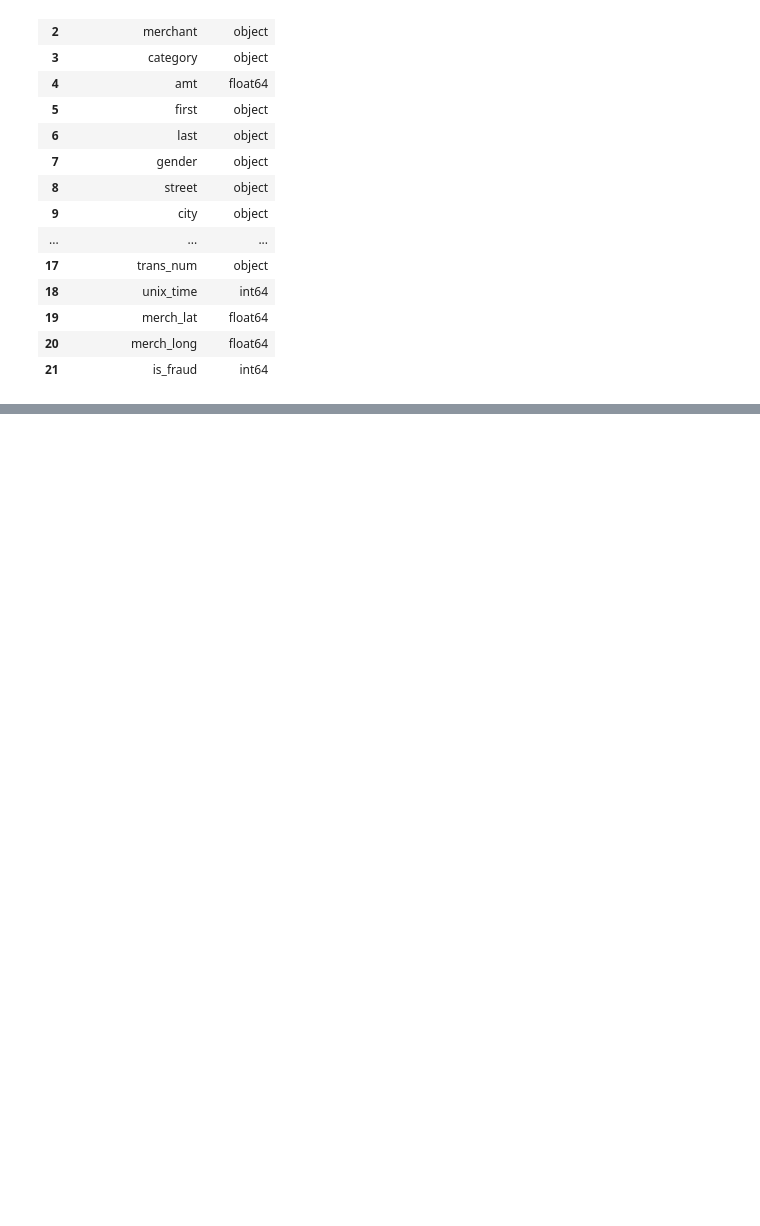
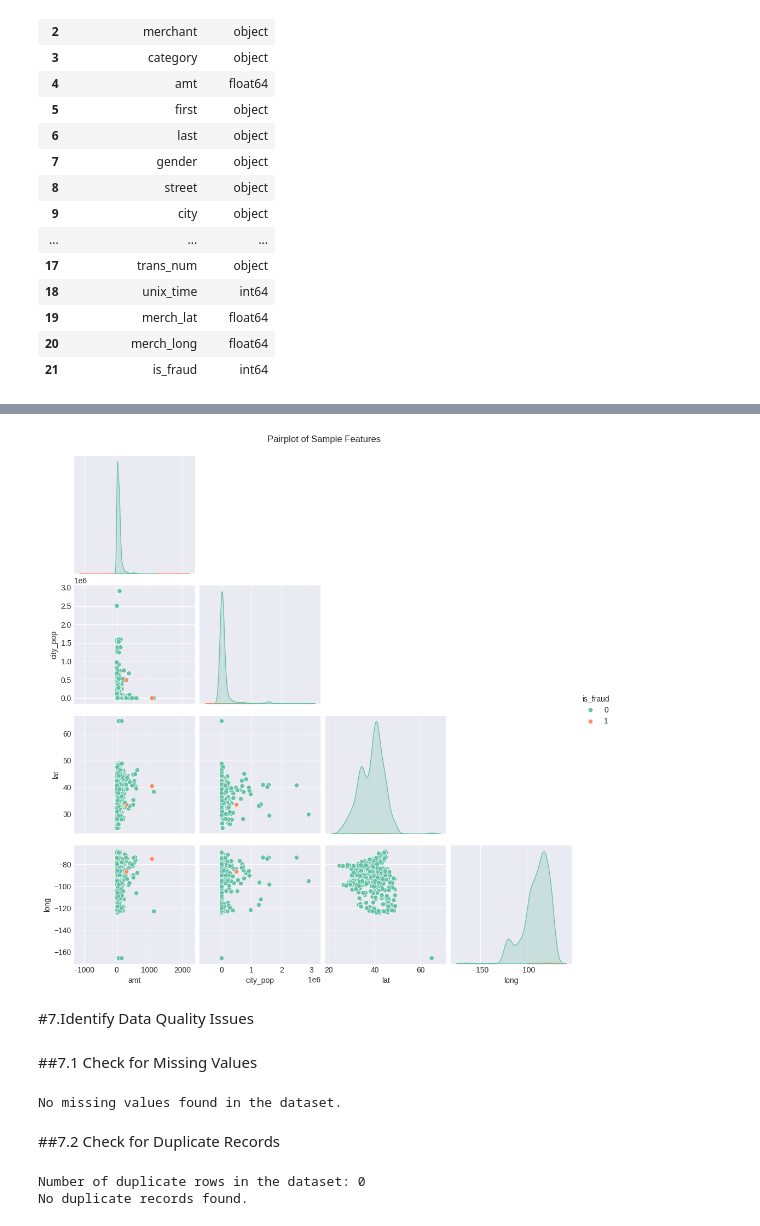
Before and after one commit to usama879/creditcardfraudproject, a Jupyter notebook: CreditCardFraud.ipynb, the cells around one changed output, grey strips where cells are left out. Drawn from its saved outputs; the diff is of its cells as text; code cells hidden in the pictures; blank space fills up the shorter version.

```diff
--- a/CreditCardFraud.ipynb
+++ b/CreditCardFraud.ipynb
@@ -298,0 +273,36 @@ Top 15 Most Influential Features
+# %%
+sample_df = df[['amt', 'city_pop', 'lat', 'long', 'is_fraud']].sample(n=1000, random_state=42)
+
+sns.pairplot(sample_df, hue='is_fraud', diag_kind='kde', corner=True)
+plt.suptitle("Pairplot of Sample Features", y=1.02)
+plt.show()
+# %% [output]
+[figure, added]
+# %% [markdown]
+#7.Identify Data Quality Issues
+# %% [markdown]
+##7.1 Check for Missing Values
+# %%
+missing_values = df.isnull().sum()
+missing_values = missing_values[missing_values > 0]
+
+if not missing_values.empty:
+    print("Missing Values Found:")
+    print(missing_values)
+else:
+    print("No missing values found in the dataset.")
+# %% [output]
+No missing values found in the dataset.
+# %% [markdown]
+##7.2 Check for Duplicate Records
+# %%
+duplicate_count = df.duplicated().sum()
+
+print(f"Number of duplicate rows in the dataset: {duplicate_count}")
+if duplicate_count > 0:
+    display(df[df.duplicated()].head())
+else:
+    print("No duplicate records found.")
+# %% [output]
+Number of duplicate rows in the dataset: 0
+No duplicate records found.
```
Also changed, not shown: parts of 70 cells of this notebook.
